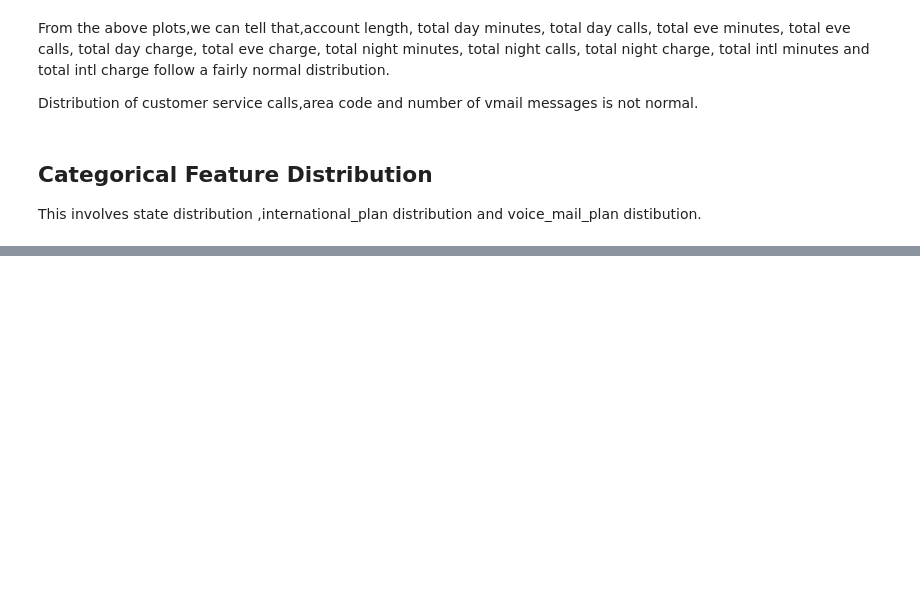
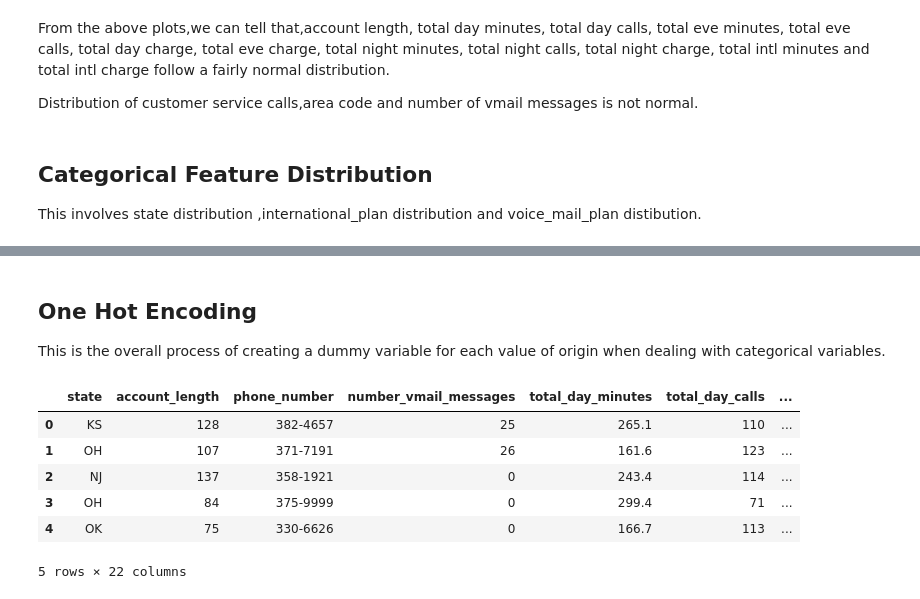
Before and after one commit to ElizabethMasai/SyriaTel-Customer-Churn, a Jupyter notebook: SyriaTel-Customer-Churn.ipynb, the cells around one changed output, grey strips where cells are left out. Drawn from its saved outputs; the diff is of its cells as text; code cells hidden in the pictures; blank space fills up the shorter version.

Commit message:
perform one hot encoding and scaling

```diff
--- a/SyriaTel-Customer-Churn.ipynb
+++ b/SyriaTel-Customer-Churn.ipynb
@@ -648,0 +647,35 @@ From the heat map above, features that exhibit high correlation are total day ch
+# %% [markdown]
+## One Hot Encoding
+
+This is the  overall process of creating a dummy variable for each value of origin when dealing with categorical variables.
+# %%
+def one_hot_encode(df, columns):
+    """
+    Apply one-hot encoding to specified columns.
+
+    Parameters:
+    df (pd.DataFrame): The DataFrame to encode.
+    columns (list): List of column names to one-hot encode.
+
+    Returns:
+    pd.DataFrame: DataFrame with one-hot encoded columns.
+    """
+    df_encoded = pd.get_dummies(df, columns=columns, drop_first=True)
+    return df_encoded
+#pd.get_dummies(df, columns=column)
+# Columns to be one-hot encoded
+categorical_columns = ['area_code', 'voice_mail_plan', 'international_plan']
+
+# Apply one-hot encoding
+df_encoded = one_hot_encode(df, categorical_columns)
+
+# Display the first few rows of the encoded DataFrame
+df_encoded.head()
+# %% [output]
+|  | state | account_length | phone_number | number_vmail_messages | total_day_minutes | total_day_calls | ... |
+| 0 | KS | 128 | 382-4657 | 25 | 265.1 | 110 | ... |
+| 1 | OH | 107 | 371-7191 | 26 | 161.6 | 123 | ... |
+| 2 | NJ | 137 | 358-1921 | 0 | 243.4 | 114 | ... |
+| 3 | OH | 84 | 375-9999 | 0 | 299.4 | 71 | ... |
+| 4 | OK | 75 | 330-6626 | 0 | 166.7 | 113 | ... |
+5 rows × 22 columns
```
Also changed, not shown: parts of 39 cells of this notebook, 1 other file.
